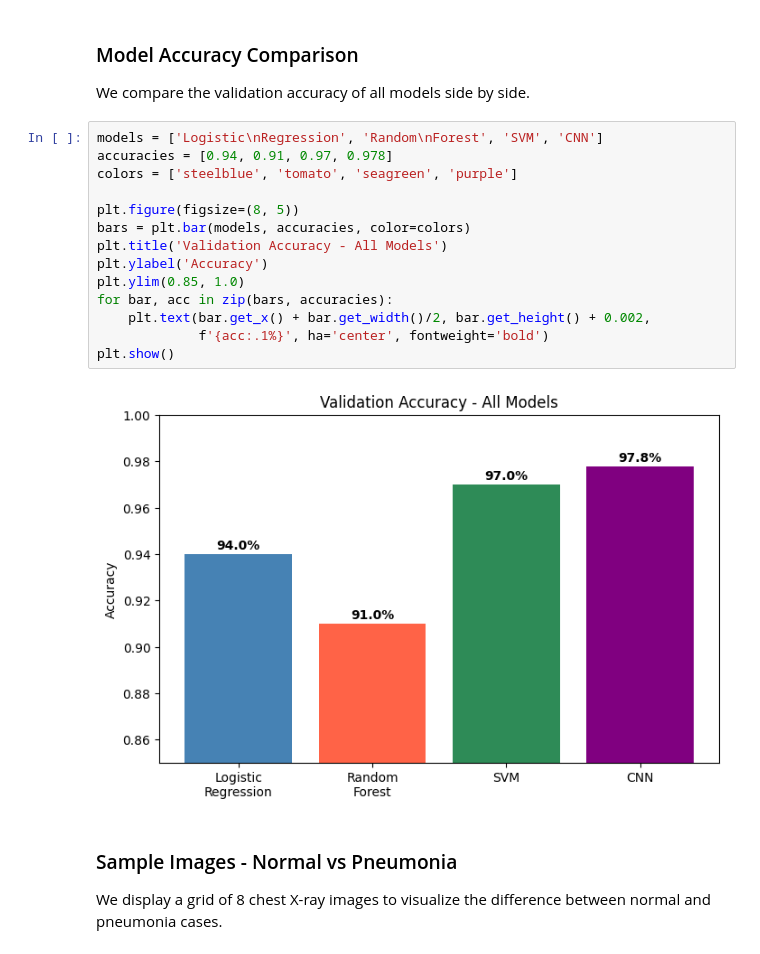
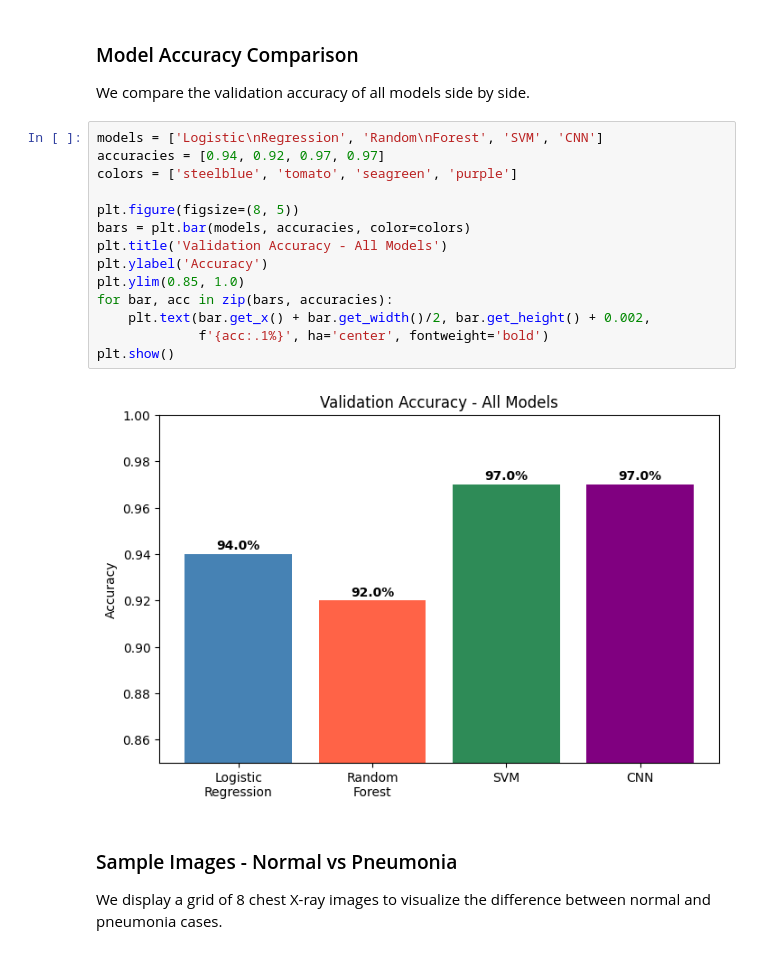
Before and after one commit to eliezaylaa/zoidberg, a Jupyter notebook: chest_Xray/zoidberg.ipynb, the cells around one changed output. Drawn from its saved outputs; the diff is of its cells as text.

```diff
--- a/chest_Xray/zoidberg.ipynb
+++ b/chest_Xray/zoidberg.ipynb
@@ -633,20 +654,20 @@ plt.show()
 We compare the validation accuracy of all models side by side.
 # %%
 models = ['Logistic\nRegression', 'Random\nForest', 'SVM', 'CNN']
-accuracies = [0.94, 0.91, 0.97, 0.978]
+accuracies = [0.94, 0.92, 0.97, 0.97]
 colors = ['steelblue', 'tomato', 'seagreen', 'purple']
 
 plt.figure(figsize=(8, 5))
 bars = plt.bar(models, accuracies, color=colors)
 plt.title('Validation Accuracy - All Models')
 plt.ylabel('Accuracy')
 plt.ylim(0.85, 1.0)
 for bar, acc in zip(bars, accuracies):
     plt.text(bar.get_x() + bar.get_width()/2, bar.get_height() + 0.002,
              f'{acc:.1%}', ha='center', fontweight='bold')
 plt.show()
 # %% [output]
-[figure, old version]
+[figure, new version]
 # %% [markdown]
 ### Sample Images - Normal vs Pneumonia
 We display a grid of 8 chest X-ray images to visualize the difference between normal and pneumonia cases.
```
Also changed, not shown: parts of 13 cells of this notebook, 1 other file.
